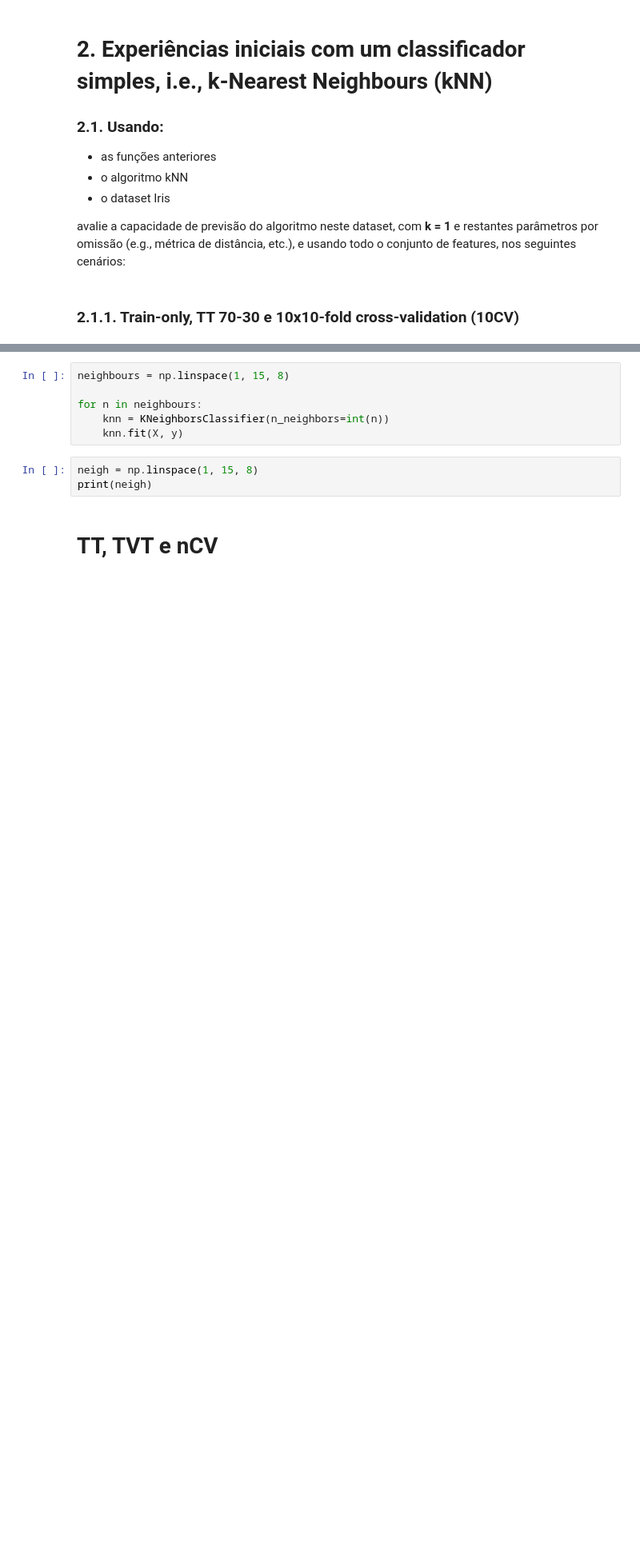
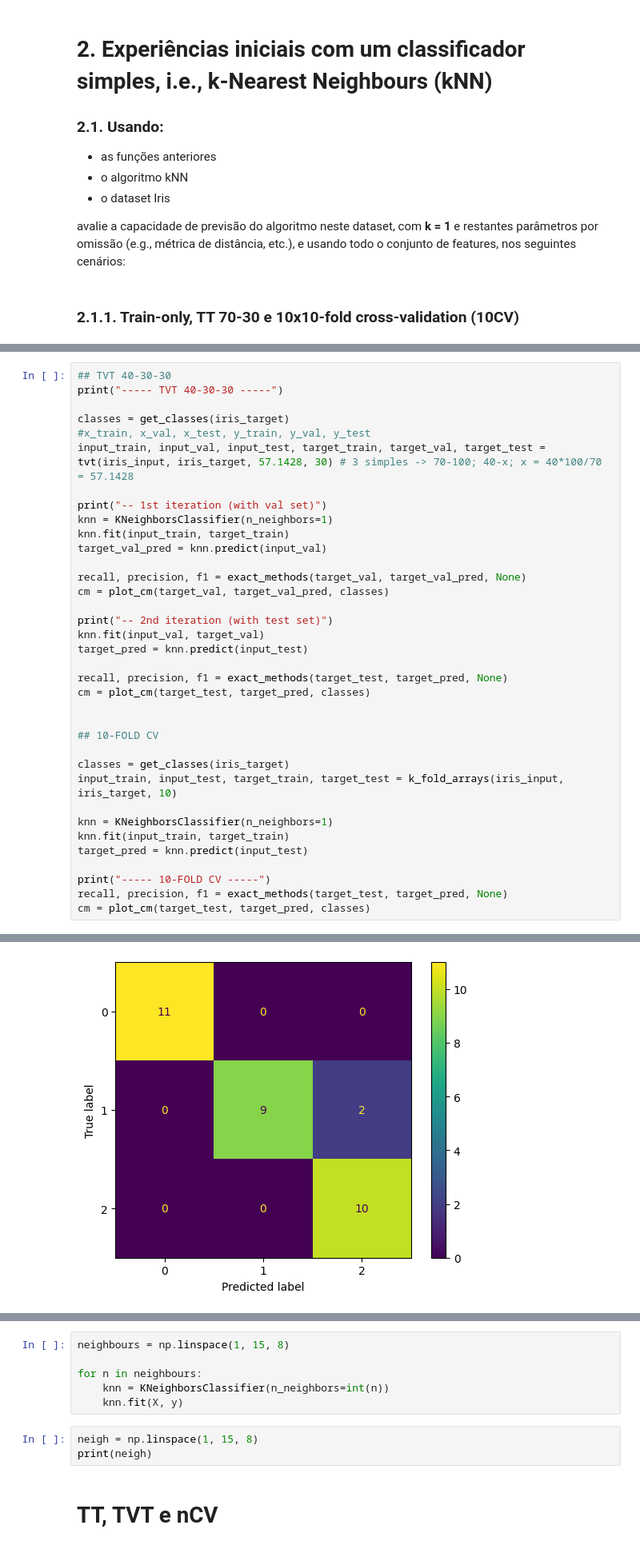
Before and after one commit to eduardofbneves/TCD-TL, a Jupyter notebook: mainActivity_partB.ipynb, the cells around one changed output, grey strips where cells are left out. Shown at 80% size. Cells and saved outputs as stored; diff of their text form; blank space fills up the shorter version.

```diff
--- a/mainActivity_partB.ipynb
+++ b/mainActivity_partB.ipynb
@@ -377,0 +382,37 @@ F1 score:  [1. 1.]
+# %%
+## TVT 40-30-30
+print("----- TVT 40-30-30 -----")
+
+classes = get_classes(iris_target)
+#x_train, x_val, x_test, y_train, y_val, y_test
+input_train, input_val, input_test, target_train, target_val, target_test = tvt(iris_input, iris_target, 57.1428, 30) # 3 simples -> 70-100; 40-x; x = 40*100/70 = 57.1428
+
+print("-- 1st iteration (with val set)")
+knn = KNeighborsClassifier(n_neighbors=1)
+knn.fit(input_train, target_train)
+target_val_pred = knn.predict(input_val)
+
+recall, precision, f1 = exact_methods(target_val, target_val_pred, None)
+cm = plot_cm(target_val, target_val_pred, classes)
+
+print("-- 2nd iteration (with test set)")
+knn.fit(input_val, target_val)
+target_pred = knn.predict(input_test)
+
+recall, precision, f1 = exact_methods(target_test, target_pred, None)
+cm = plot_cm(target_test, target_pred, classes)
+
+
+## 10-FOLD CV
+
+classes = get_classes(iris_target)
+input_train, input_test, target_train, target_test = k_fold_arrays(iris_input, iris_target, 10)
+
+knn = KNeighborsClassifier(n_neighbors=1)
+knn.fit(input_train, target_train)
+target_pred = knn.predict(input_test)
+
+print("----- 10-FOLD CV -----")
+recall, precision, f1 = exact_methods(target_test, target_pred, None)
+cm = plot_cm(target_test, target_pred, classes)
+# %% [output]
@@ -377,0 +424 @@ F1 score:  [1. 1.]
+[figure, added]
```
Also changed, not shown: parts of 4 cells of this notebook.
